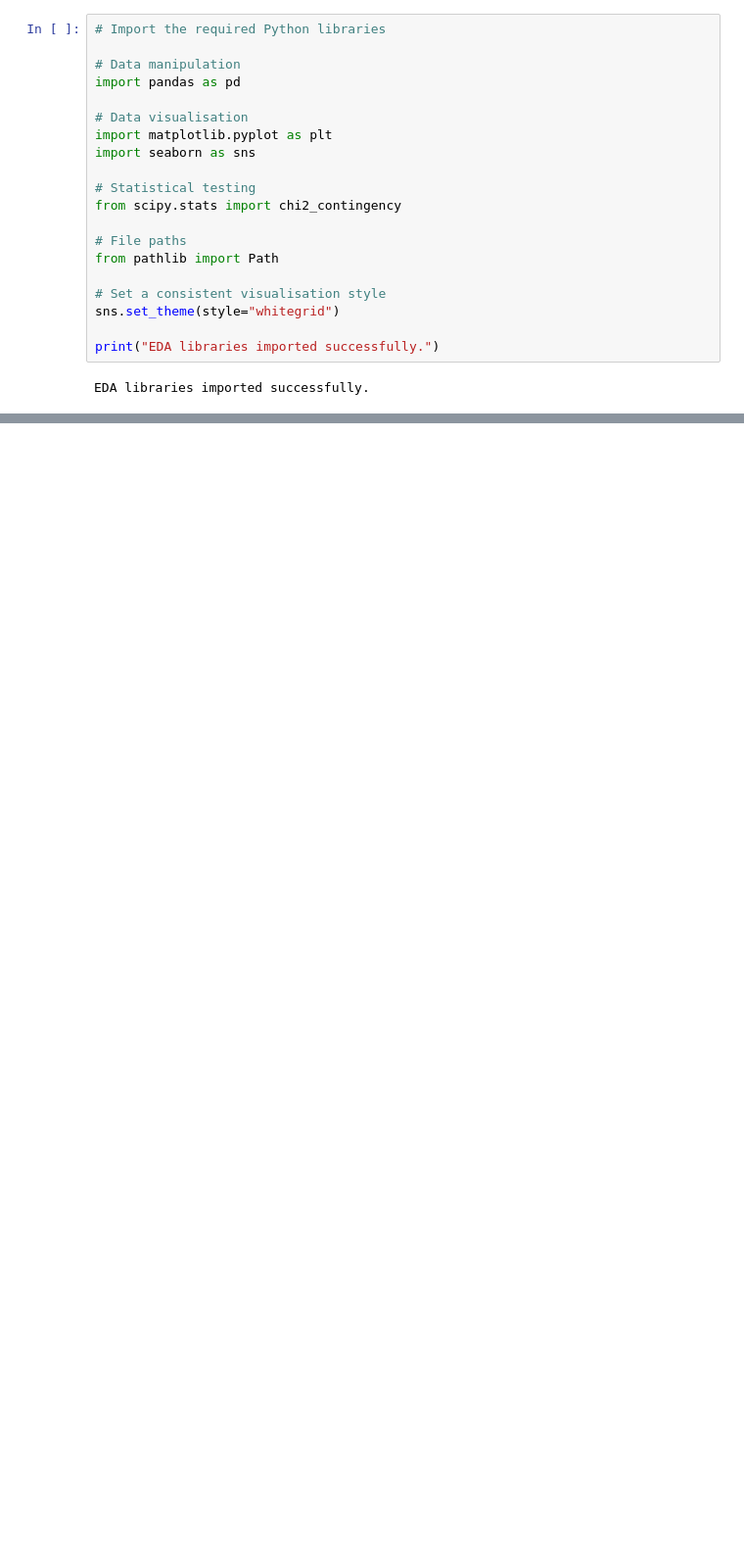
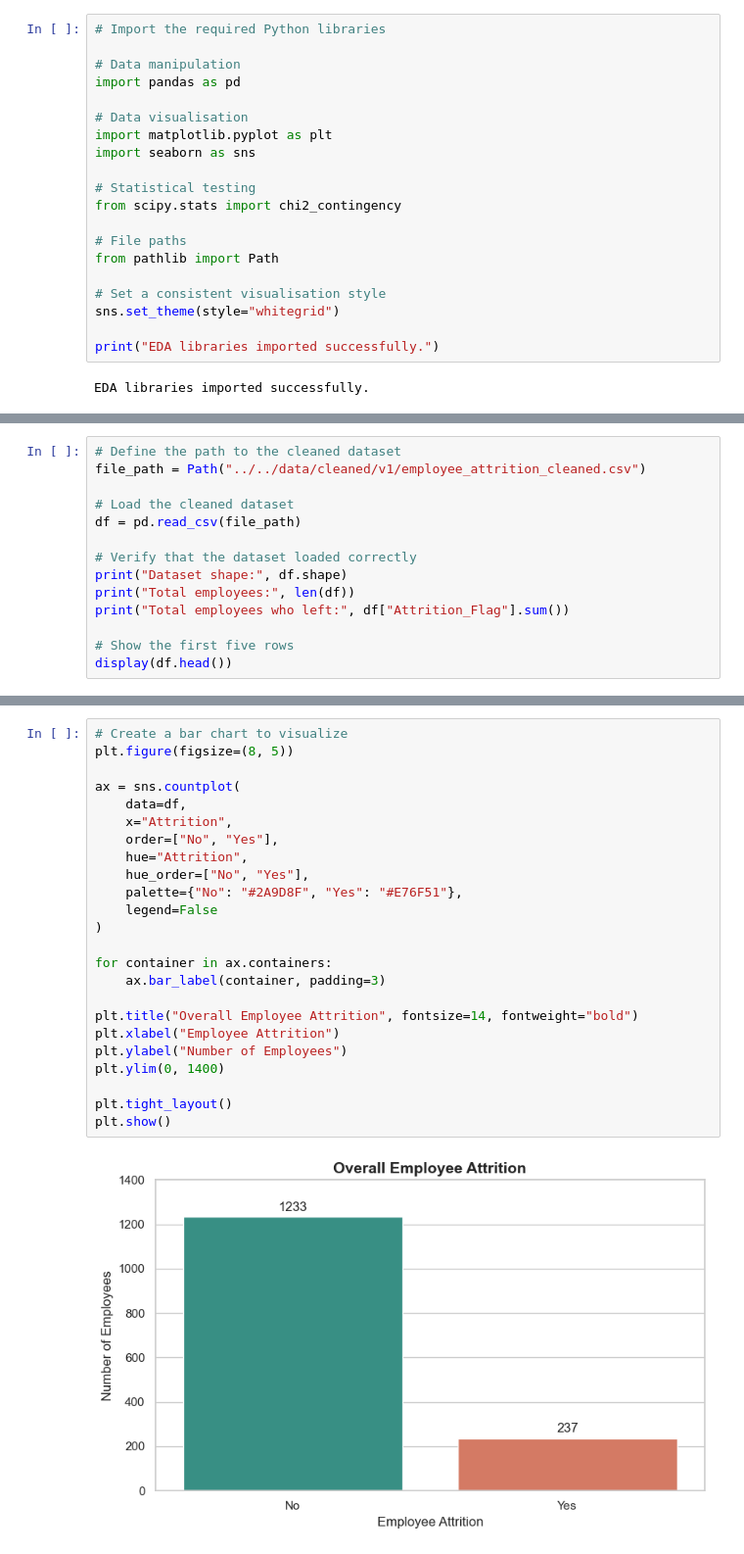
Before and after one commit to Mumtazib01/Employee-Attrition-Analytics, a Jupyter notebook: jupyter_notebooks/jupyter_notebooks/02_Exploratory_Data_Analysis.ipynb, the cells around one changed output, grey strips where cells are left out. Shown at 98% size. Cells and saved outputs as stored; diff of their text form; blank space fills up the shorter version.

Commit message:
feat: analyse and visualise overall employee attrition

```diff
--- a/jupyter_notebooks/jupyter_notebooks/02_Exploratory_Data_Analysis.ipynb
+++ b/jupyter_notebooks/jupyter_notebooks/02_Exploratory_Data_Analysis.ipynb
@@ -70,0 +83,14 @@ EDA libraries imported successfully.
+# %%
+# Define the path to the cleaned dataset
+file_path = Path("../../data/cleaned/v1/employee_attrition_cleaned.csv")
+
+# Load the cleaned dataset
+df = pd.read_csv(file_path)
+
+# Verify that the dataset loaded correctly
+print("Dataset shape:", df.shape)
+print("Total employees:", len(df))
+print("Total employees who left:", df["Attrition_Flag"].sum())
+
+# Show the first five rows
+display(df.head())
@@ -70,0 +158,26 @@ EDA libraries imported successfully.
+# %%
+# Create a bar chart to visualize
+plt.figure(figsize=(8, 5))
+
+ax = sns.countplot(
+    data=df,
+    x="Attrition",
+    order=["No", "Yes"],
+    hue="Attrition",
+    hue_order=["No", "Yes"],
+    palette={"No": "#2A9D8F", "Yes": "#E76F51"},
+    legend=False
+)
+
+for container in ax.containers:
+    ax.bar_label(container, padding=3)
+
+plt.title("Overall Employee Attrition", fontsize=14, fontweight="bold")
+plt.xlabel("Employee Attrition")
+plt.ylabel("Number of Employees")
+plt.ylim(0, 1400)
+
+plt.tight_layout()
+plt.show()
+# %% [output]
+[figure, added]
```
Also changed, not shown: parts of 6 cells of this notebook.
